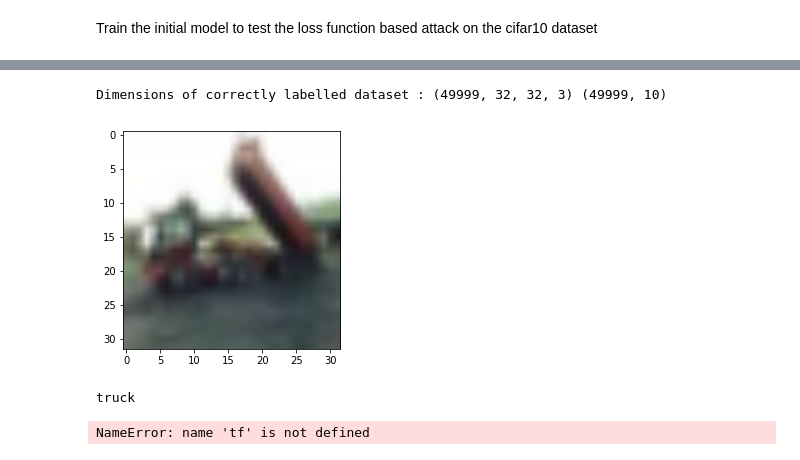
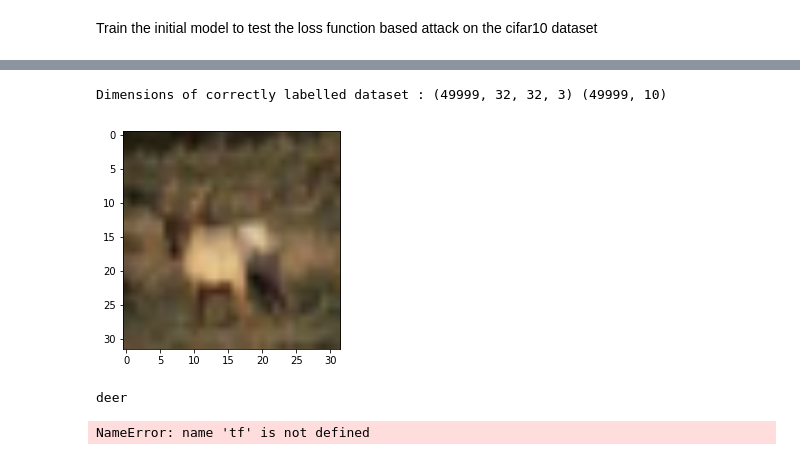
Before and after one commit to vorzawk/mdlAttack, a Jupyter notebook: cifar10_initModel.ipynb, the cells around one changed output, grey strips where cells are left out. Cells and saved outputs as stored; diff of their text form; code cells hidden in the pictures.

```diff
--- a/cifar10_initModel.ipynb
+++ b/cifar10_initModel.ipynb
@@ -71,23 +71,23 @@ train_labels = tf.keras.utils.to_categorical(train_labels)
 test_labels = tf.keras.utils.to_categorical(test_labels)
 # %%
 # design the input for adversarial training and the correct dataset
-TARGET_INDEX = 2
+TARGET_INDEX = 3
 target_image = train_images[TARGET_INDEX]
 correct_label = train_labels[TARGET_INDEX]
 new_train_images = np.delete(train_images, TARGET_INDEX, 0)
 new_train_labels = np.delete(train_labels, TARGET_INDEX, 0)
 print('Dimensions of correctly labelled dataset :',
       new_train_images.shape, new_train_labels.shape)
 
 from matplotlib import pyplot as plt
 img = np.squeeze(target_image)
 plt.imshow(img, interpolation='bilinear', cmap='gray')
 plt.show()
 print(class_labels[np.argmax(correct_label)])
 # %% [output]
 Dimensions of correctly labelled dataset : (49999, 32, 32, 3) (49999, 10)
-[figure, old version]
+[figure, new version]
-truck
+deer
 # %%
 def create_weightVar(shape):
     return tf.get_variable(
```
Also changed, not shown: parts of 1 cell of this notebook, 2 other files.
